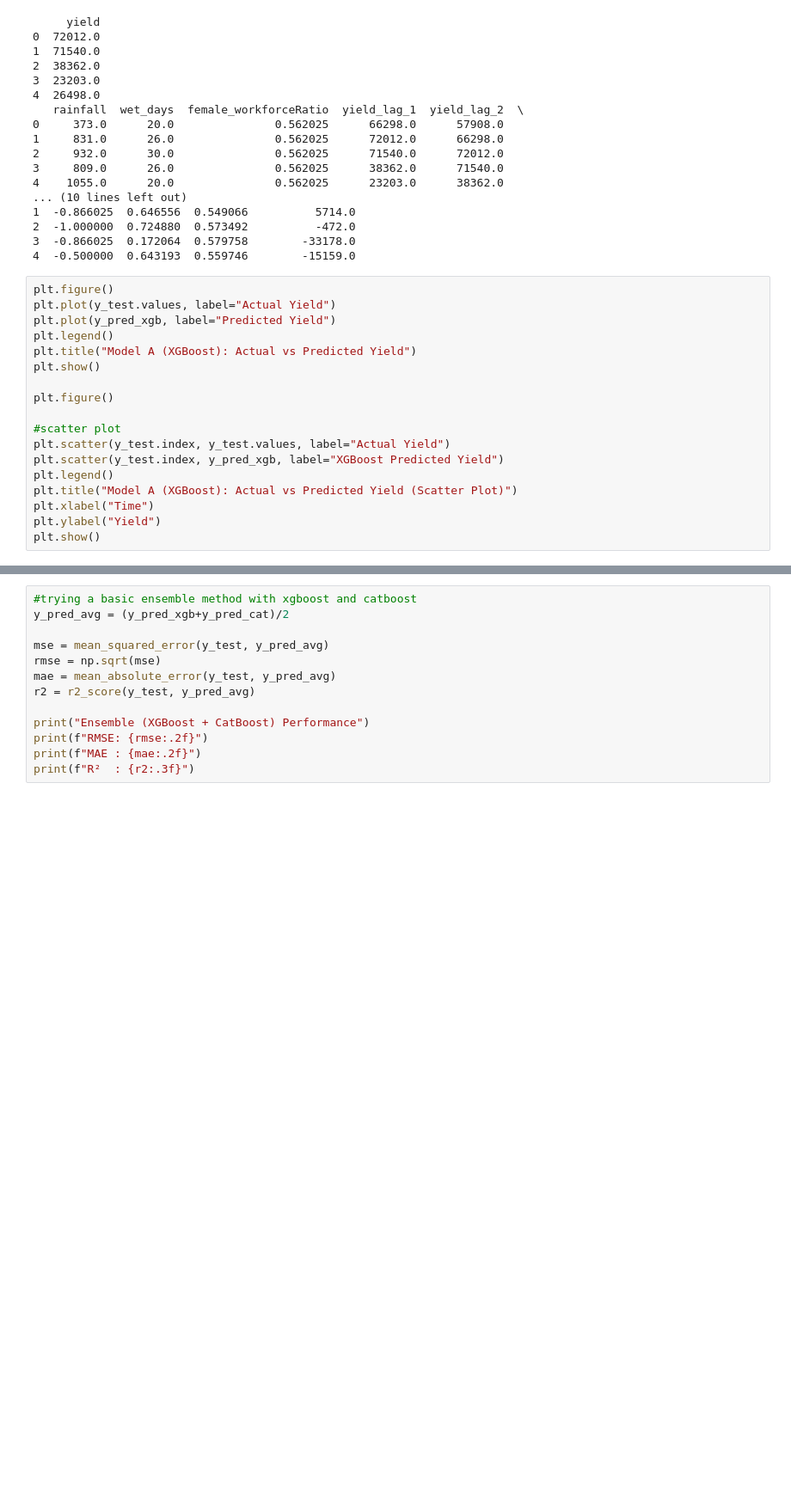
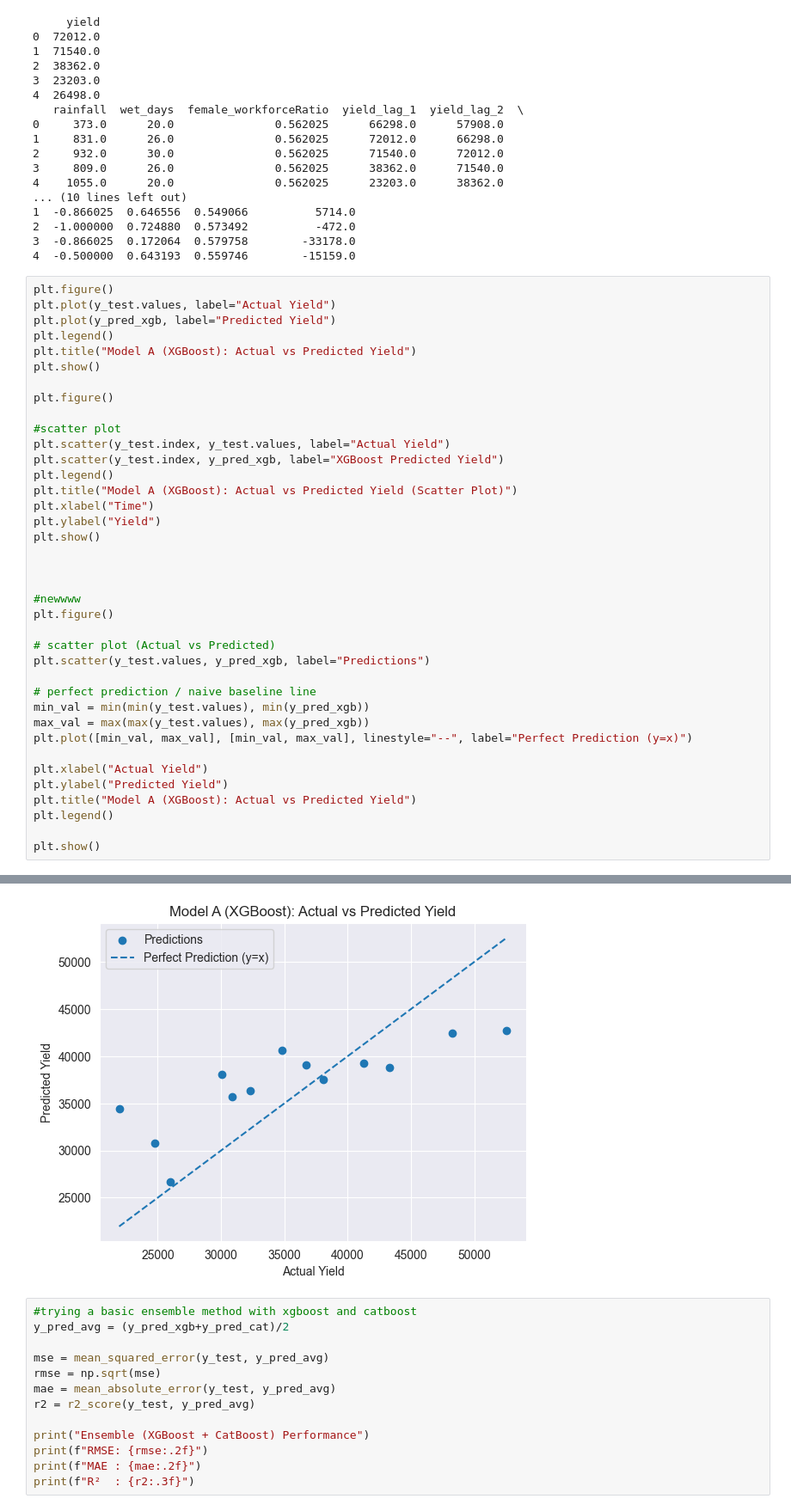
Before and after one commit to Akshatha7710/smart-tea-estate-management-system, a Jupyter notebook: Notebooks/productivityPredictionUsingSatelliteData_04.ipynb, the cells around one changed output, grey strips where cells are left out. Shown at 86% size. Saved outputs shown, nothing was run; the diff lists cells and outputs as text; blank space fills up the shorter version.

Commit message:
feat: add visualizations for model predictions to display results to users

```diff
--- a/Notebooks/productivityPredictionUsingSatelliteData_04.ipynb
+++ b/Notebooks/productivityPredictionUsingSatelliteData_04.ipynb
@@ -473,24 +473,45 @@ print(x_train.head(5))
 # %%
 plt.figure()
 plt.plot(y_test.values, label="Actual Yield")
 plt.plot(y_pred_xgb, label="Predicted Yield")
 plt.legend()
 plt.title("Model A (XGBoost): Actual vs Predicted Yield")
 plt.show()
 
 plt.figure()
 
 #scatter plot
 plt.scatter(y_test.index, y_test.values, label="Actual Yield")
 plt.scatter(y_test.index, y_pred_xgb, label="XGBoost Predicted Yield")
 plt.legend()
 plt.title("Model A (XGBoost): Actual vs Predicted Yield (Scatter Plot)")
 plt.xlabel("Time")
 plt.ylabel("Yield")
 plt.show()
+
+
+
+#newwww
+plt.figure()
+
+# scatter plot (Actual vs Predicted)
+plt.scatter(y_test.values, y_pred_xgb, label="Predictions")
+
+# perfect prediction / naive baseline line
+min_val = min(min(y_test.values), min(y_pred_xgb))
+max_val = max(max(y_test.values), max(y_pred_xgb))
+plt.plot([min_val, max_val], [min_val, max_val], linestyle="--", label="Perfect Prediction (y=x)")
+
+plt.xlabel("Actual Yield")
+plt.ylabel("Predicted Yield")
+plt.title("Model A (XGBoost): Actual vs Predicted Yield")
+plt.legend()
+
+plt.show()
 # %% [output]
 [figure]
 [figure]
+[figure, added]
 # %%
 #trying a basic ensemble method with xgboost and catboost
 y_pred_avg = (y_pred_xgb+y_pred_cat)/2
```
Also changed, not shown: parts of 3 cells of this notebook.
